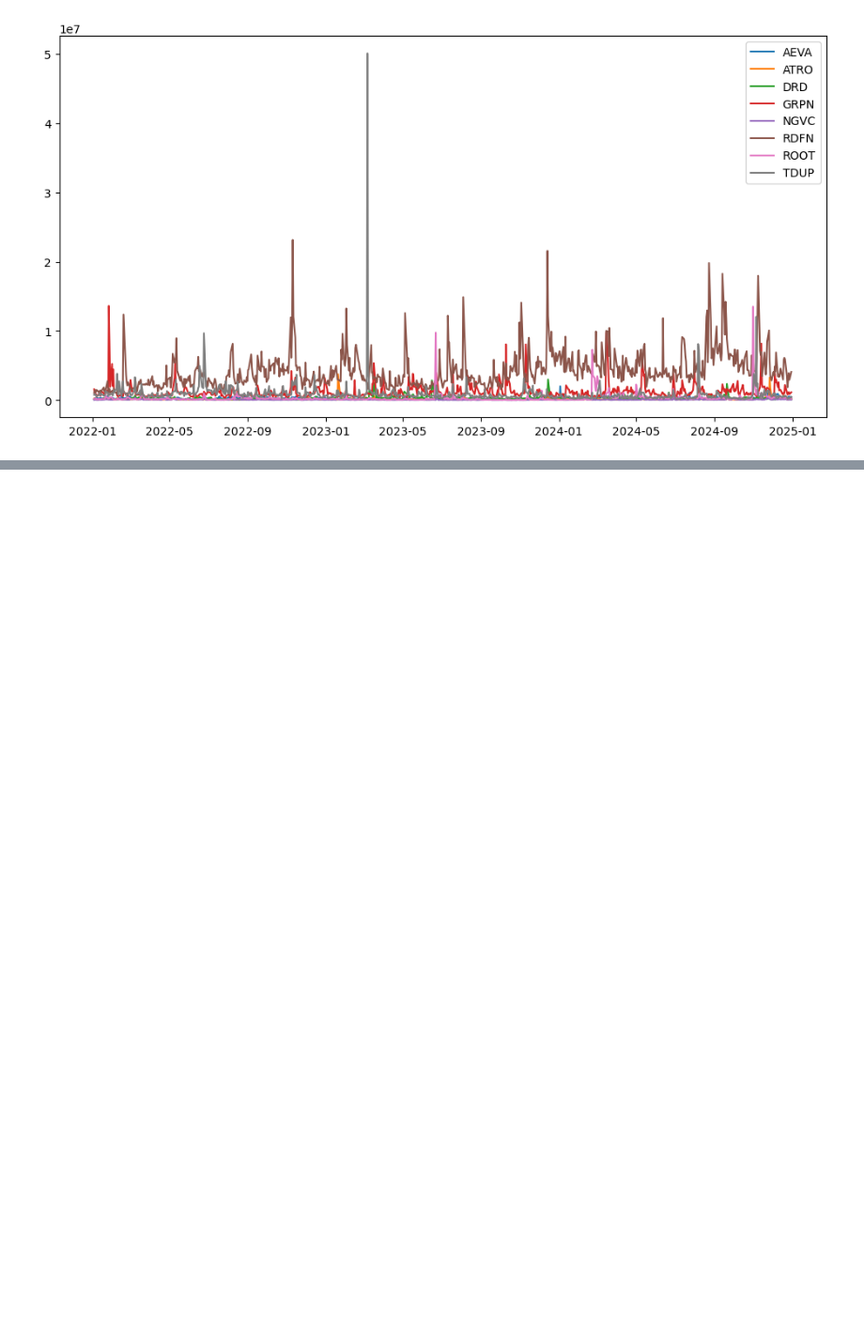
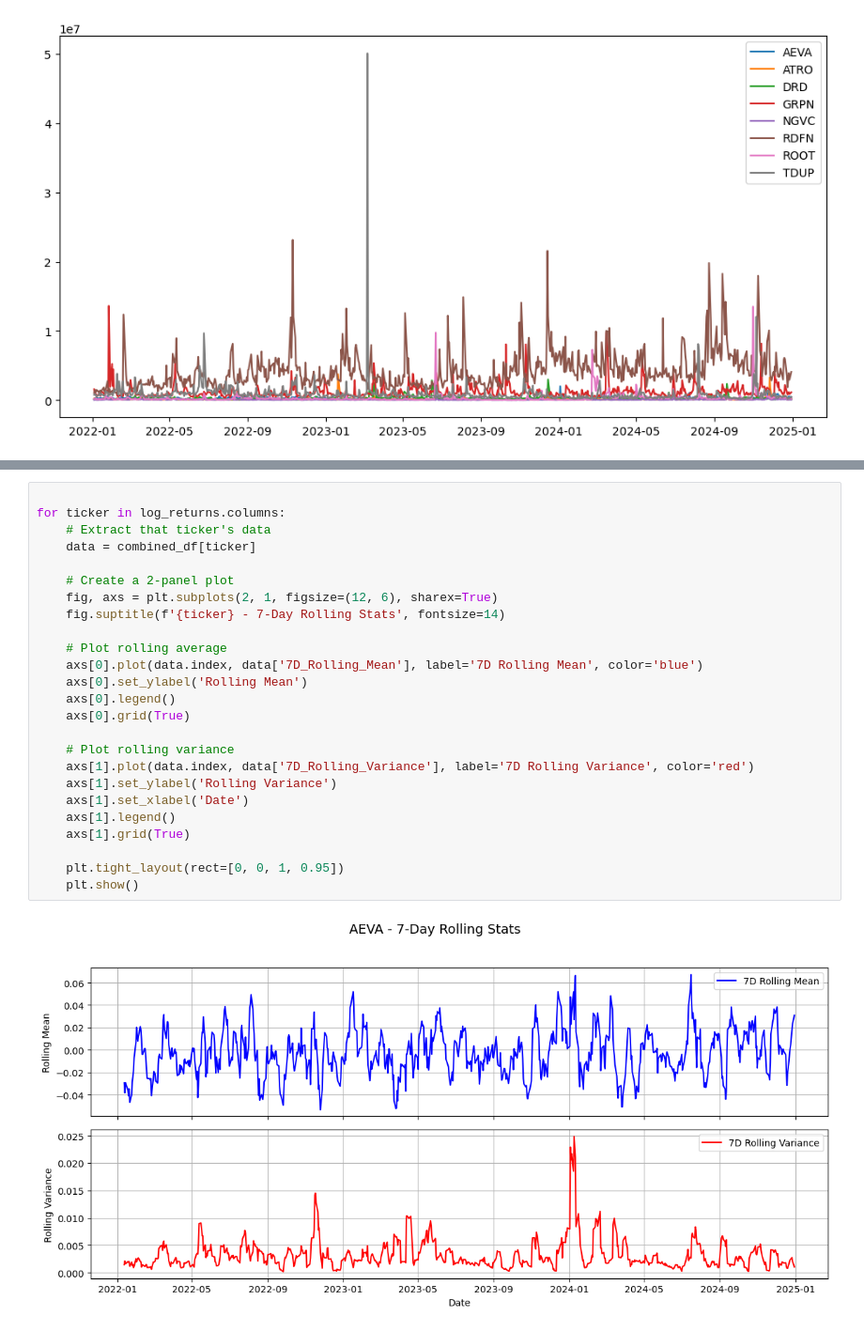
Before and after one commit to yunl39/ML-Final-Project, a Jupyter notebook: smallcap_stocks.ipynb, the cells around one changed output, grey strips where cells are left out. Shown at 94% size. Cells and saved outputs as stored; diff of their text form; blank space fills up the shorter version.

```diff
--- a/smallcap_stocks.ipynb
+++ b/smallcap_stocks.ipynb
@@ -87,0 +237,27 @@ print(correlation_matrix)
+# %%
+
+for ticker in log_returns.columns:
+    # Extract that ticker's data
+    data = combined_df[ticker]
+
+    # Create a 2-panel plot
+    fig, axs = plt.subplots(2, 1, figsize=(12, 6), sharex=True)
+    fig.suptitle(f'{ticker} - 7-Day Rolling Stats', fontsize=14)
+
+    # Plot rolling average
+    axs[0].plot(data.index, data['7D_Rolling_Mean'], label='7D Rolling Mean', color='blue')
+    axs[0].set_ylabel('Rolling Mean')
+    axs[0].legend()
+    axs[0].grid(True)
+
+    # Plot rolling variance
+    axs[1].plot(data.index, data['7D_Rolling_Variance'], label='7D Rolling Variance', color='red')
+    axs[1].set_ylabel('Rolling Variance')
+    axs[1].set_xlabel('Date')
+    axs[1].legend()
+    axs[1].grid(True)
+
+    plt.tight_layout(rect=[0, 0, 1, 0.95])
+    plt.show()
+# %% [output]
+[figure, added]
```
Also changed, not shown: parts of 16 cells of this notebook.
